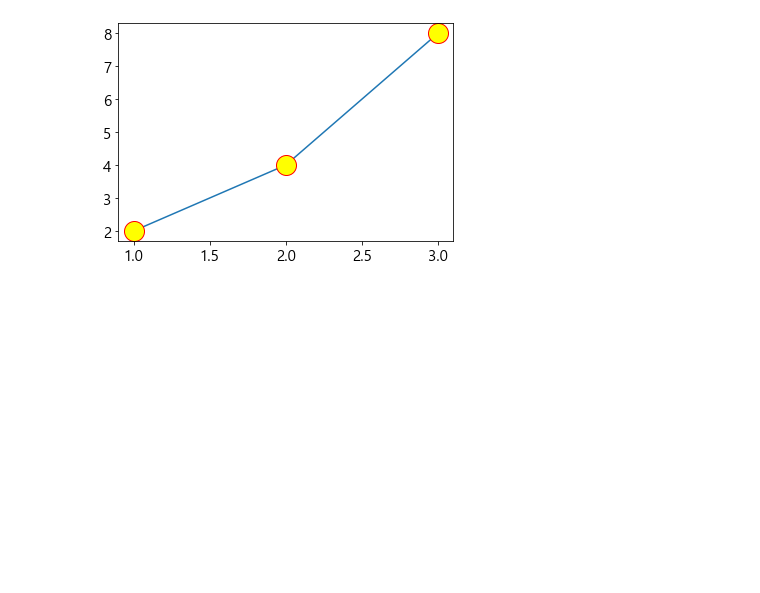
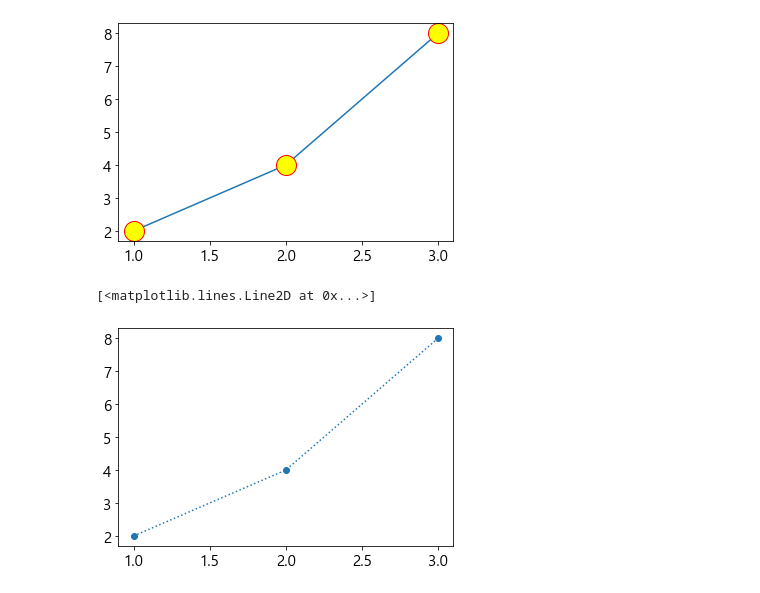
Before and after one commit to dmsxo0691/Java-Python, a Jupyter notebook: 20221031/graph2.ipynb, the cells around one changed output. Cells and saved outputs as stored; diff of their text form; code cells hidden in the pictures; blank space fills up the shorter version.

Commit message:
feat : graph3

```diff
--- a/20221031/graph2.ipynb
+++ b/20221031/graph2.ipynb
@@ -77,3 +77,8 @@ plt.plot(x,y, marker="o", markersize="20", markeredgecolor='red', markerfacecolo
 # %% [output]
 [<matplotlib.lines.Line2D at 0x...>]
 [figure]
+# %%
+plt.plot(x,y, marker="o", linestyle=":")
+# %% [output]
+[<matplotlib.lines.Line2D at 0x...>]
+[figure, added]
```
Also changed, not shown: parts of 4 cells of this notebook.
